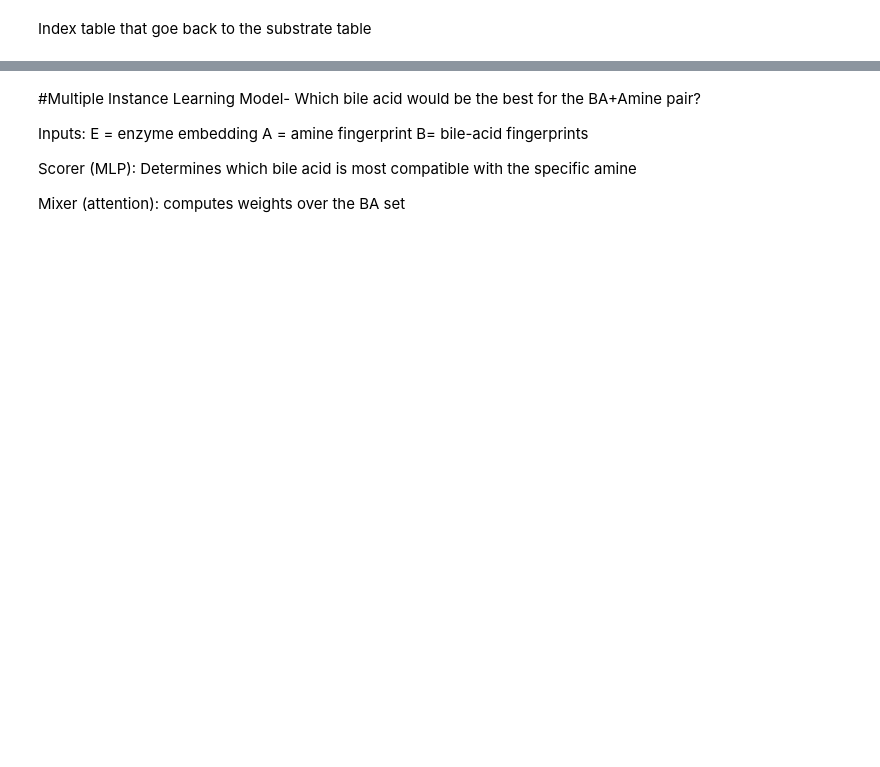
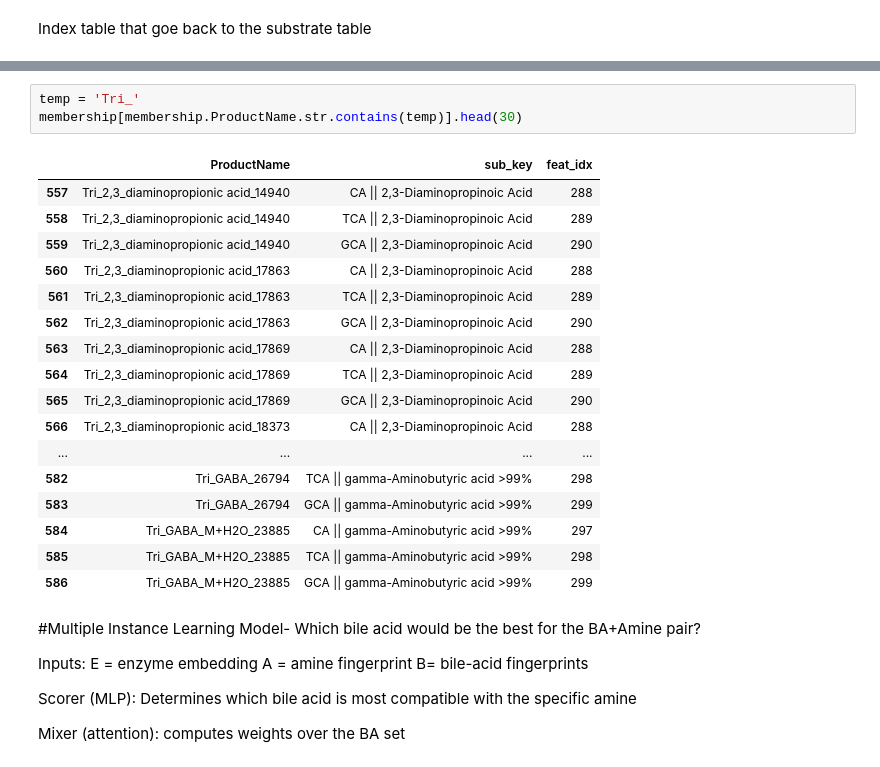
Before and after one commit to adsiordia/BSH-Model, a Jupyter notebook: BSH_conjugation_model.ipynb, the cells around one changed output, grey strips where cells are left out. Saved outputs shown, nothing was run; the diff lists cells and outputs as text; blank space fills up the shorter version.

```diff
--- a/BSH_conjugation_model.ipynb
+++ b/BSH_conjugation_model.ipynb
@@ -360,3 +356,24 @@ membership.head()
+# %%
+temp = 'Tri_'
+membership[membership.ProductName.str.contains(temp)].head(30)
+# %% [output]
+|  | ProductName | sub_key | feat_idx |
+| 557 | Tri_2,3_diaminopropionic acid_14940 | CA || 2,3-Diaminopropinoic Acid | 288 |
+| 558 | Tri_2,3_diaminopropionic acid_14940 | TCA || 2,3-Diaminopropinoic Acid | 289 |
+| 559 | Tri_2,3_diaminopropionic acid_14940 | GCA || 2,3-Diaminopropinoic Acid | 290 |
+| 560 | Tri_2,3_diaminopropionic acid_17863 | CA || 2,3-Diaminopropinoic Acid | 288 |
+| 561 | Tri_2,3_diaminopropionic acid_17863 | TCA || 2,3-Diaminopropinoic Acid | 289 |
+| 562 | Tri_2,3_diaminopropionic acid_17863 | GCA || 2,3-Diaminopropinoic Acid | 290 |
+| 563 | Tri_2,3_diaminopropionic acid_17869 | CA || 2,3-Diaminopropinoic Acid | 288 |
+| 564 | Tri_2,3_diaminopropionic acid_17869 | TCA || 2,3-Diaminopropinoic Acid | 289 |
+| 565 | Tri_2,3_diaminopropionic acid_17869 | GCA || 2,3-Diaminopropinoic Acid | 290 |
+| 566 | Tri_2,3_diaminopropionic acid_18373 | CA || 2,3-Diaminopropinoic Acid | 288 |
+| ... | ... | ... | ... |
+| 582 | Tri_GABA_26794 | TCA || gamma-Aminobutyric acid >99% | 298 |
+| 583 | Tri_GABA_26794 | GCA || gamma-Aminobutyric acid >99% | 299 |
+| 584 | Tri_GABA_M+H2O_23885 | CA || gamma-Aminobutyric acid >99% | 297 |
+| 585 | Tri_GABA_M+H2O_23885 | TCA || gamma-Aminobutyric acid >99% | 298 |
+| 586 | Tri_GABA_M+H2O_23885 | GCA || gamma-Aminobutyric acid >99% | 299 |
 # %% [markdown]
 #Multiple Instance Learning Model- Which bile acid would be the best for the BA+Amine pair?
 
```
Also changed, not shown: parts of 12 cells of this notebook.
